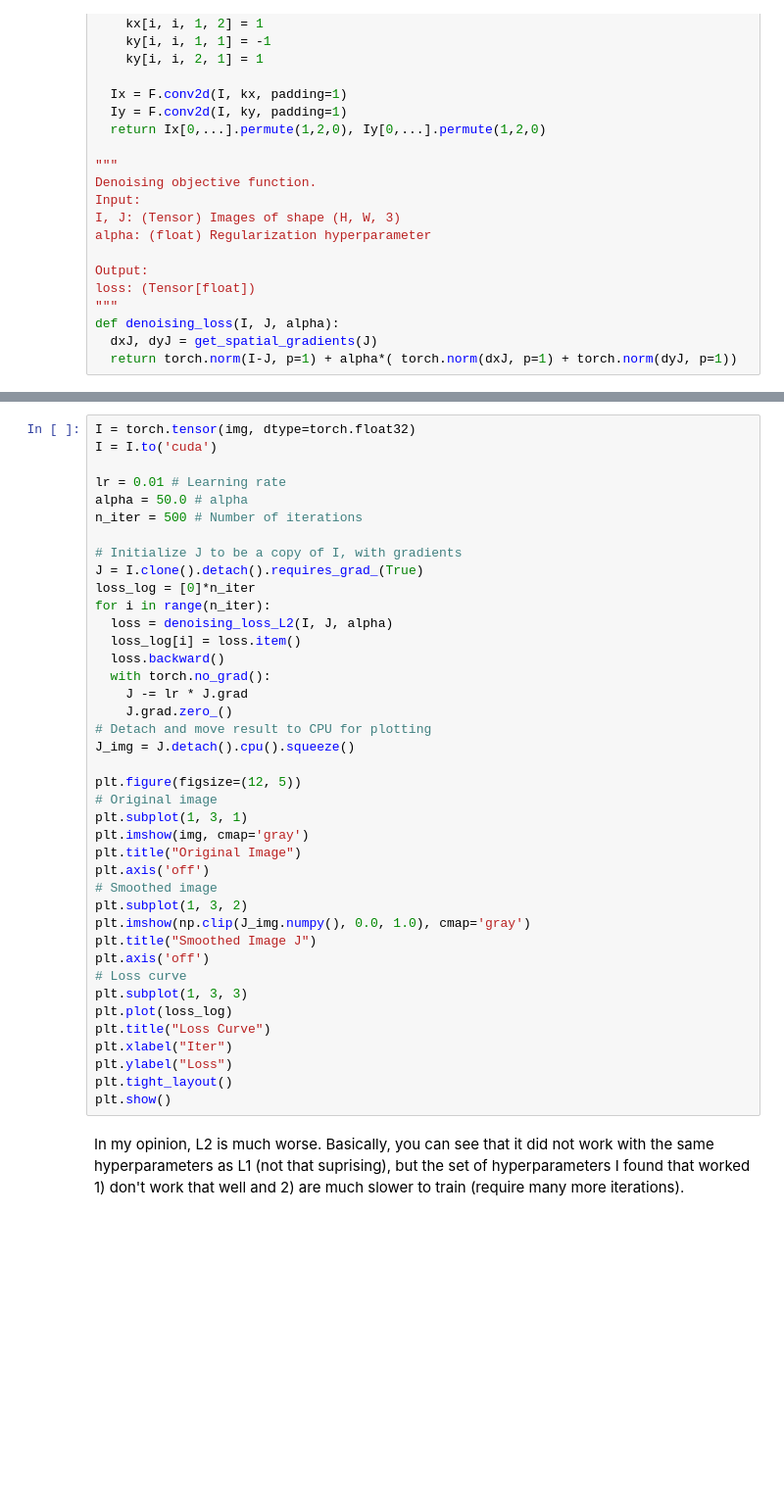
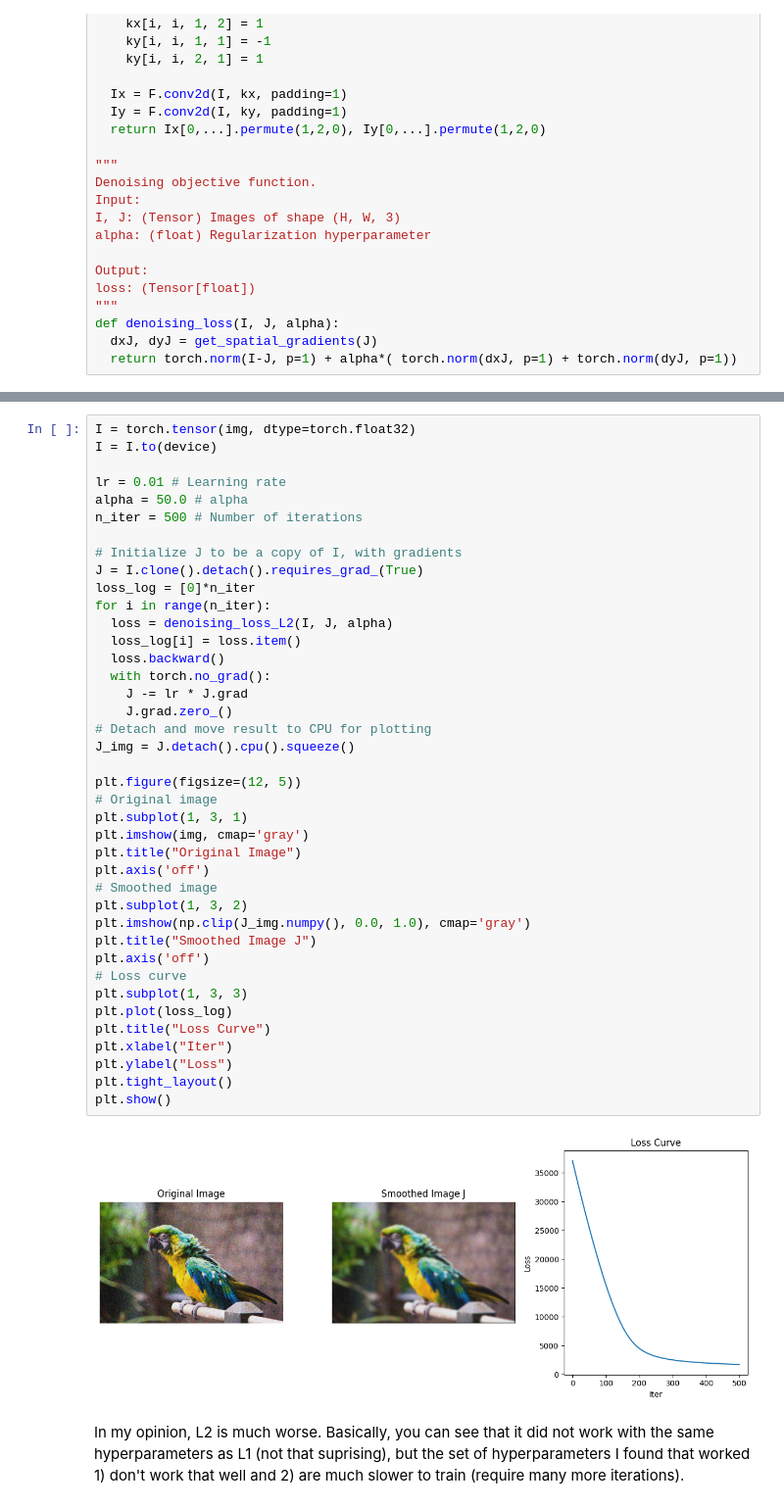
Before and after one commit to kdmalc/intro-computer-vision, a Jupyter notebook: HW4_2025.ipynb, the cells around one changed output, grey strips where cells are left out. Shown at 98% size. Saved outputs shown, nothing was run; the diff lists cells and outputs as text; blank space fills up the shorter version.

```diff
--- a/HW4_2025.ipynb
+++ b/HW4_2025.ipynb
@@ -249,6 +283,6 @@ plt.show()
 # %%
 I = torch.tensor(img, dtype=torch.float32)
-I = I.to('cuda')
+I = I.to(device)
 
 lr = 0.01 # Learning rate
 alpha = 50.0 # alpha
@@ -259,33 +293,35 @@ J = I.clone().detach().requires_grad_(True)
 loss_log = [0]*n_iter
 for i in range(n_iter):
   loss = denoising_loss_L2(I, J, alpha)
   loss_log[i] = loss.item()
   loss.backward()
   with torch.no_grad():
     J -= lr * J.grad
     J.grad.zero_()
 # Detach and move result to CPU for plotting
 J_img = J.detach().cpu().squeeze()
 
 plt.figure(figsize=(12, 5))
 # Original image
 plt.subplot(1, 3, 1)
 plt.imshow(img, cmap='gray')
 plt.title("Original Image")
 plt.axis('off')
 # Smoothed image
 plt.subplot(1, 3, 2)
 plt.imshow(np.clip(J_img.numpy(), 0.0, 1.0), cmap='gray')
 plt.title("Smoothed Image J")
 plt.axis('off')
 # Loss curve
 plt.subplot(1, 3, 3)
 plt.plot(loss_log)
 plt.title("Loss Curve")
 plt.xlabel("Iter")
 plt.ylabel("Loss")
 plt.tight_layout()
 plt.show()
+# %% [output]
+[figure, added]
 # %% [markdown]
 In my opinion, L2 is much worse. Basically, you can see that it did not work with the same hyperparameters as L1 (not that suprising), but the set of hyperparameters I found that worked 1) don't work that well and 2) are much slower to train (require many more iterations).
 # %% [markdown]
```
Also changed, not shown: parts of 20 cells of this notebook.
